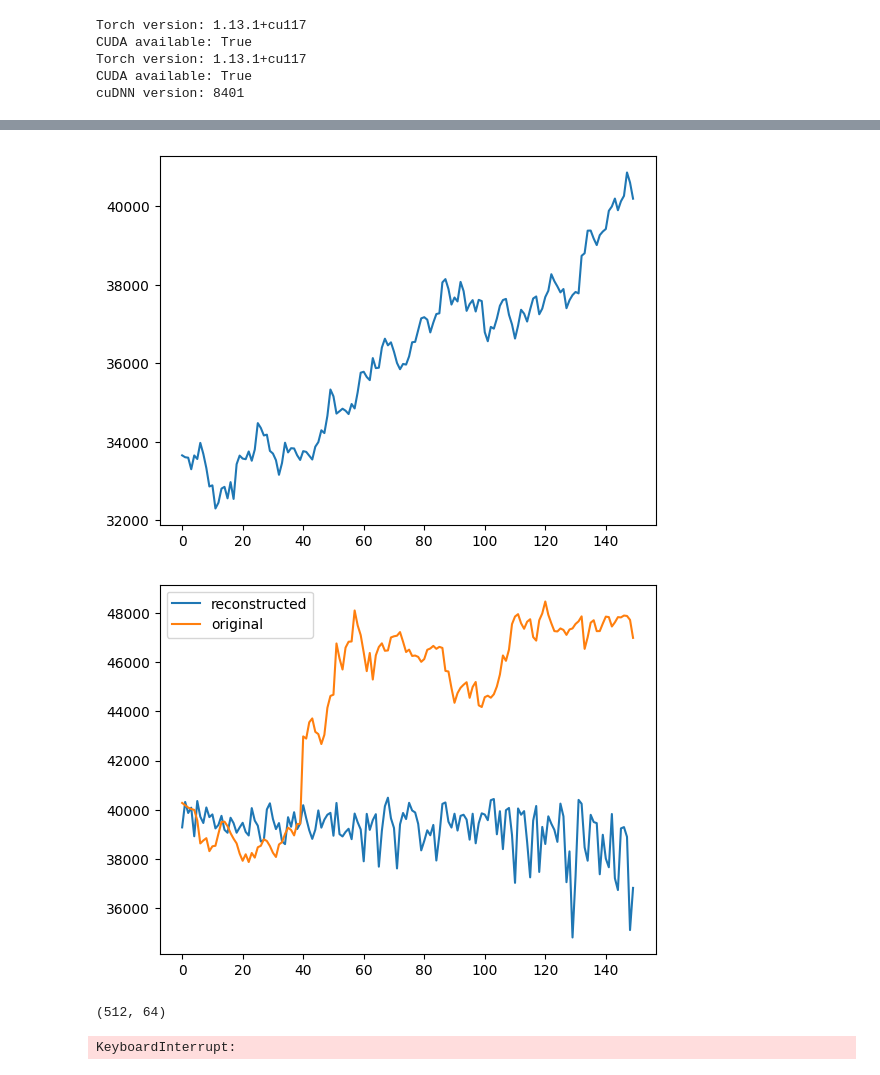
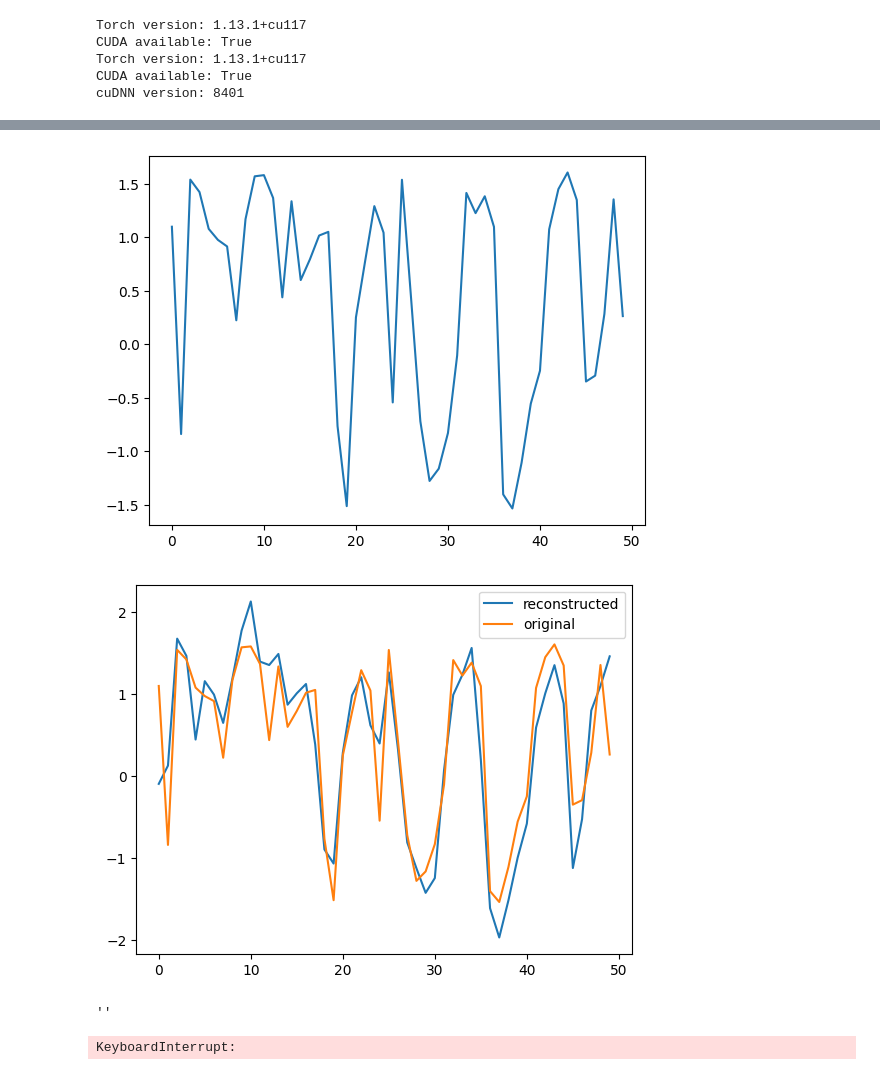
Before and after one commit to ajaye2/TS-FM, a Jupyter notebook: dev.ipynb, the cells around one changed output, grey strips where cells are left out. Saved outputs shown, nothing was run; the diff lists cells and outputs as text; code cells hidden in the pictures.

```diff
--- a/dev.ipynb
+++ b/dev.ipynb
@@ -135,7 +109,7 @@ temp_df_xmr         = rolling_mean_diff(temp_df_xmr_raw, [ 5, 25, 50, 100, 200,
 
 
 cols                = temp_df_btc.columns #['close', 'volume'] #
-max_seq_len         = 150
+max_seq_len         = 50
 
 btc_array           = create_3d_array(temp_df_btc[cols], temp_df_btc.index, max_seq_len)
 eth_array           = create_3d_array(temp_df_eth[cols], temp_df_eth.index, max_seq_len)
@@ -235,20 +243,22 @@ num_epochs = len(data_dict)
 # %%
-for epoch in range(num_epochs):
+for epoch in tqdm( range(num_epochs) ):
+    iter = 0
     for batch_data in ts_data_loader:
         for dataset_name, data in batch_data.items():
 
             ds_type = ts_data_loader.datasets[dataset_name]
             if isinstance(ds_type, ImputationDataset):
                 inputs, targets, target_masks, padding_masks = data
-                print(dataset_name, "inputs shape: ", inputs.shape, "targets shape: ", targets.shape, "target_masks shape: ", target_masks.shape, "padding_masks shape: ", padding_masks.shape)
+                # print(dataset_name, "inputs shape: ", inputs.shape, "targets shape: ", targets.shape, "target_masks shape: ", target_masks.shape, "padding_masks shape: ", padding_masks.shape)
             elif isinstance(ds_type, TSDataset):
                 if len(data) == 3:
                     inputs, labels, padding_masks = data
                     data_time_feat, label_time_feat = None, None
                 else:
                     inputs, labels, padding_masks, data_time_feat, label_time_feat = data
-                print(dataset_name, "inputs shape: ", inputs.shape, "labels shape: ", labels.shape, "padding_masks shape: ", padding_masks.shape)
-        break
+                # print(dataset_name, "inputs shape: ", inputs.shape, "labels shape: ", labels.shape, "padding_masks shape: ", padding_masks.shape)
+            iter += 1
+    # print(iter)
             # if dataset_name == 'univariate':
             #     assert 1 == 0
             # print(dataset_name, inputs.shape)
@@ -343,6 +343,6 @@ Estimated Total Size (MB): 331.48
 # %%
 # Init parameters
-input_dims  = uni_data.shape[1:] #( #data_btc.shape[1:]#uni_data.shape[1:] #(, 1)#btc_array.shape[1:]
+input_dims  = inputs.shape[1:] #uni_data.shape[1:] #( #data_btc.shape[1:]#uni_data.shape[1:] #(, 1)#btc_array.shape[1:]
 hidden_dims = 64
 output_dims = 64
 use_revin   = False
@@ -350,13 +350,13 @@ use_revin   = False
 device = 'cuda' if torch.cuda.is_available() else 'cpu'
 device = 'cuda'
 # Create an instance of the model
-# masked_ae = LSTMMaskedAutoencoderProjection(input_dims[1], hidden_dims, output_dims, device=device, use_revin=use_revin, loss_type='mae', use_gru=False)
-
+masked_ae = LSTMMaskedAutoencoderProjection(input_dims[1], hidden_dims, output_dims, device=device, use_revin=use_revin, loss_type='masked_mae', use_gru=False)
+# #
 # masked_ae =  MLPMaskedAutoencoderProjection(input_dims[1], hidden_dims, output_dims, device=device, use_revin=use_revin, lose_type='mae')
 # masked_ae  = TransformerEncoderProjectionLayer(input_dims[1], hidden_dims, output_dims, device=device, n_heads=1,
 #                     num_layers=1, max_len=max_seq_len, use_revin=use_revin, loss_type='mae', pos_encoding='learnable', dropout=0.1, norm='LayerNorm')
-
-masked_ae = TransformerAutoencoderProjection(model_config, type_model="non_stationary", device=device, use_revin=use_revin, loss_type='mae',)
+#
+masked_ae = TransformerAutoencoderProjection(model_config, type_model="transformer", device=device, use_revin=use_revin, loss_type='masked_mae',)
 
 
 # Print the model summary
@@ -370,9 +370,9 @@ input_dtypes = [torch.float32] #[torch.float32, torch.bool]
 # summary(tfc, ((64, 50, 104), (64, 50, 104), (64, 50)), dtypes=[torch.float32, torch.float32, torch.bool])
 
 # Train the model
-losses = masked_ae.warmup(dataset=datasets['univariate'], max_len=max_seq_len, n_epochs=200,
-                          batch_size=512, learning_rate=1e-3, log=True,
-                          data_set_type=type( datasets['univariate'] ), collate_fn='unsuperv',
+losses = masked_ae.warmup(dataset=datasets['dataset_xmr'], max_len=max_seq_len, n_epochs=50,
+                          batch_size=512, learning_rate=1e-4, log=True,
+                          data_set_type=type( datasets['dataset_xmr'] ), collate_fn='unsuperv',
                           scheduler_step_size= 75, scheduler_gamma=0.1, verbose=True
                           )
 # %% [output]
@@ -389,36 +401,38 @@ plt.plot(losses)
 # %%
-temp_input      = torch.from_numpy( uni_data_btc[:500] ).to(torch.float32) #data_dict['univariate']['data'][50000:51000]    #uni_data inputs
-temp_labels     = torch.from_numpy( uni_labels_btc[:500] ).to(torch.float32) #data_dict['univariate']['labels'][50000:51000]  #uni_data labels
-reconstructed_input = masked_ae(x=temp_input.to(device), mask=padding_masks.to(device))
+# temp_uni_data_eth = torch.from_numpy(uni_data_eth).float()
+temp_input           = torch.from_numpy( xmr_array[:500] ).to(torch.float32) #data_dict['univariate']['data'][50000:51000]    #uni_data inputs
+temp_labels          = torch.from_numpy( xmr_array[:500] ).to(torch.float32) #data_dict['univariate']['labels'][50000:51000]  #uni_data labels
+temp_target_masks    = torch.ones_like(temp_input)
+masked_ae.eval()
+with torch.no_grad():
+    reconstructed_input = masked_ae(x=temp_input.to(device), mask=temp_target_masks.to(device))
 # uni_data_eth, uni_labels_eth
 # uni_data_btc, uni_labels_btc
 # uni_data_xmr, uni_labels_xmr
 
 channel  = 1
-instance = 190
+instance = 1
 
 for channel in range(0, 1):
     plt.figure()
     plt.plot(temp_input[instance][:,channel].detach().numpy())
     plt.show()
     plt.plot(reconstructed_input[instance][:,channel].detach().cpu().numpy(), label='reconstructed')
     plt.plot(temp_labels[instance][:,channel].detach().cpu().numpy(), label='original')
     plt.legend()
 
 
     plt.show()
-
+masked_ae.train()
+''
 
 # embeddings = masked_ae.encode(temp_input.to(device), type_of_pooling='last')
 # plt.plot( embeddings[:,1].detach().cpu().numpy() )
 # embeddings.detach().cpu().numpy().shape
 # %% [output]
-[figure, old version]
+[figure, new version]
-[figure, old version]
+[figure, new version]
+''
-# %%
-embeddings.detach().cpu().numpy().shape
-# %% [output]
-(512, 64)
 # %%
 config_kwargs = {}
 config_kwargs['batch_size']          = 128
```
Also changed, not shown: parts of 18 cells of this notebook, 10 other files.
